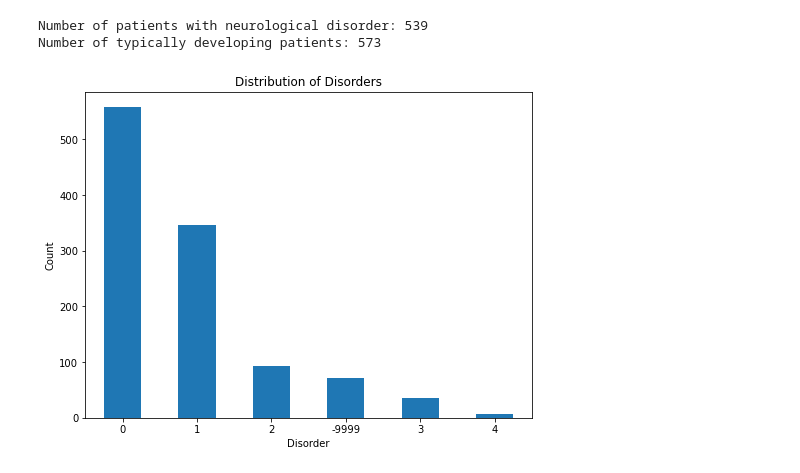
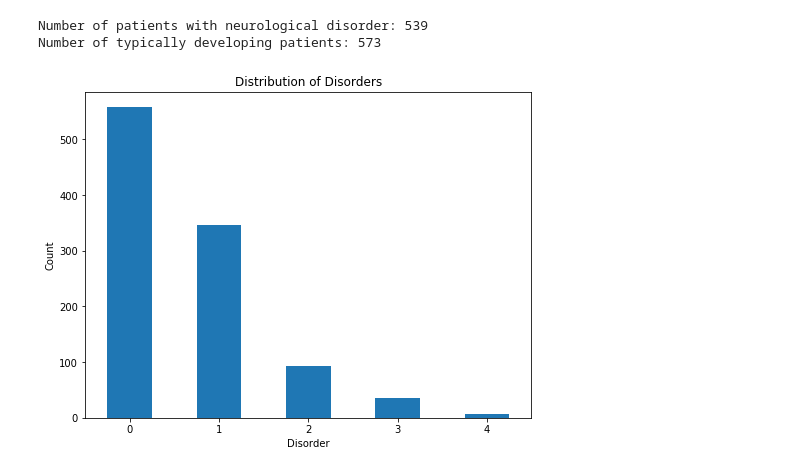
Before and after one commit to bisyee/NeurologicalDisordersAnalysis, a Jupyter notebook: Untitled2.ipynb, the cells around one changed output. Saved outputs shown, nothing was run; the diff lists cells and outputs as text; code cells hidden in the pictures.

Commit message:
Visualization

```diff
--- a/Untitled2.ipynb
+++ b/Untitled2.ipynb
@@ -35,20 +33,23 @@ Number of typically developing patients: 573
 # %%
 import pandas as pd
 import matplotlib.pyplot as plt
-#0 = control, 1 = autism, 2 = asperger, 3 = pdd-nos, 4 = asperger or pod-nos
+
 # Load the dataset
 df = pd.read_csv('Phenotypic_V1_0b_preprocessed1.csv')
 
+# Filter the dataframe to exclude rows with -9999 values
+df_filtered = df[df['DSM_IV_TR'] != -9999]
+
 # Count the number of patients for each disorder
-disorder_counts = df['DSM_IV_TR'].value_counts()
+disorder_counts = df_filtered['DSM_IV_TR'].value_counts()
 
 # Create a bar plot for visualization
 plt.figure(figsize=(8, 6))
 disorder_counts.plot(kind='bar')
 plt.xlabel('Disorder')
 plt.ylabel('Count')
 plt.title('Distribution of Disorders')
 plt.xticks(rotation=0)
 plt.show()
 # %% [output]
-[figure, old version]
+[figure, new version]
```
Also changed, not shown: parts of 4 cells of this notebook, 1 other file.
